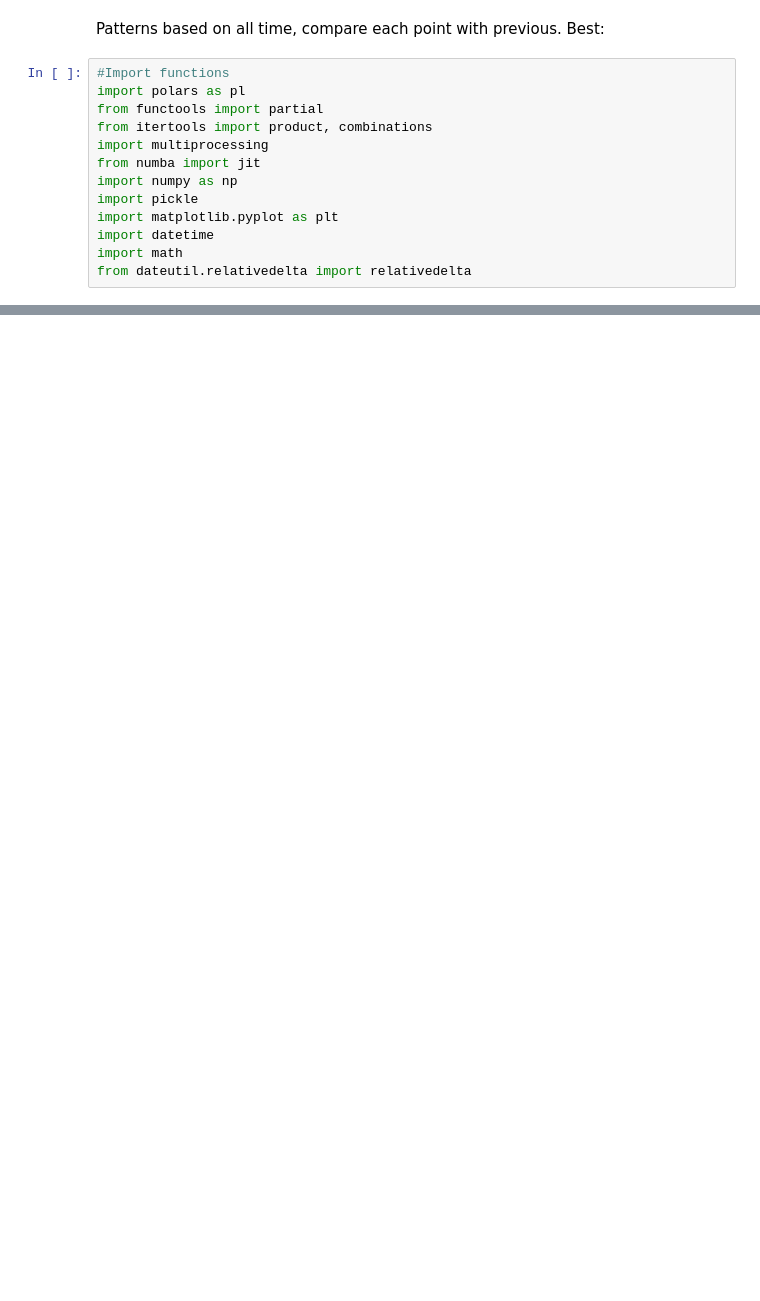
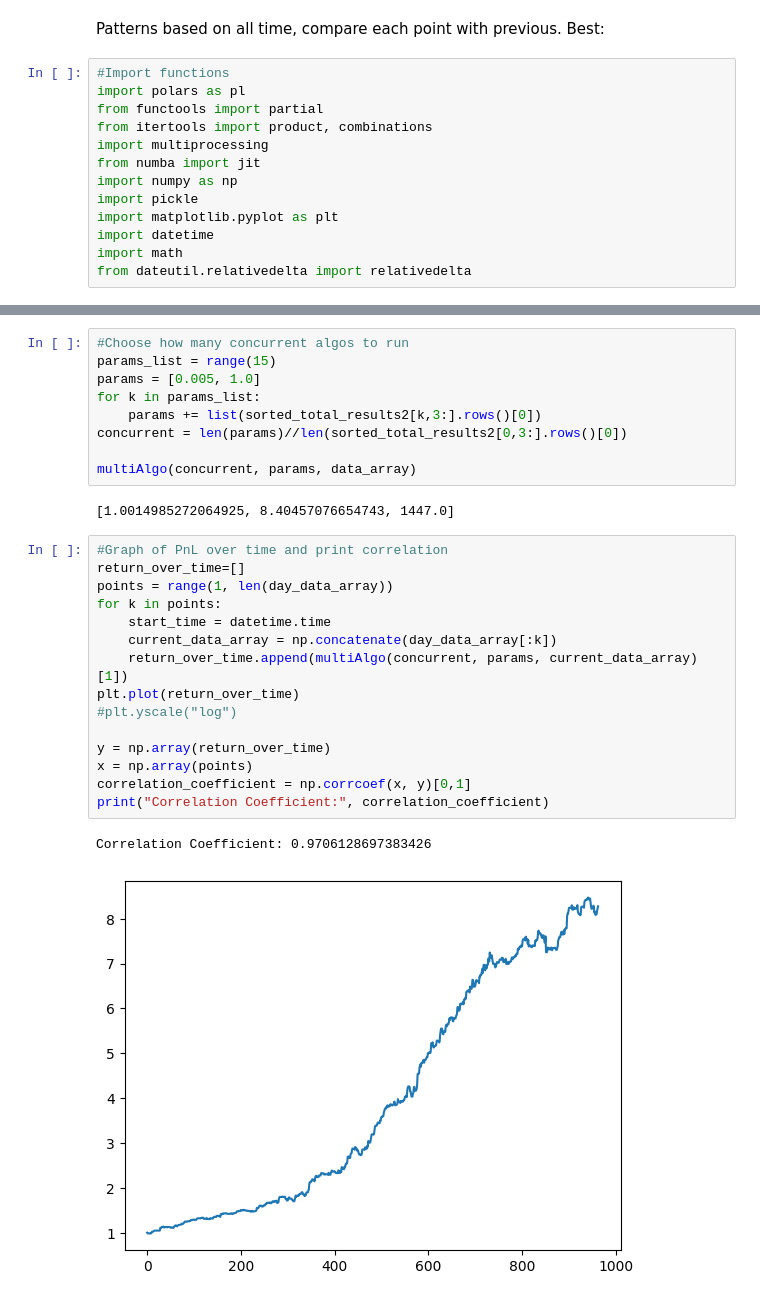
Before and after one commit to OGibbard/Quant, a Jupyter notebook: algoV4.ipynb, the cells around one changed output, grey strips where cells are left out. Drawn from its saved outputs; the diff is of its cells as text; blank space fills up the shorter version.

```diff
--- a/algoV4.ipynb
+++ b/algoV4.ipynb
@@ -611,0 +503,29 @@ Annualized sortino Ratio: 4.985611190181987
+# %%
+#Choose how many concurrent algos to run
+params_list = range(15)
+params = [0.005, 1.0]
+for k in params_list:
+    params += list(sorted_total_results2[k,3:].rows()[0])
+concurrent = len(params)//len(sorted_total_results2[0,3:].rows()[0])
+
+multiAlgo(concurrent, params, data_array)
+# %% [output]
+[1.0014985272064925, 8.40457076654743, 1447.0]
+# %%
+#Graph of PnL over time and print correlation
+return_over_time=[]
+points = range(1, len(day_data_array))
+for k in points:
+    start_time = datetime.time
+    current_data_array = np.concatenate(day_data_array[:k])
+    return_over_time.append(multiAlgo(concurrent, params, current_data_array)[1])
+plt.plot(return_over_time)
+#plt.yscale("log")
+
+y = np.array(return_over_time)
+x = np.array(points)
+correlation_coefficient = np.corrcoef(x, y)[0,1]
+print("Correlation Coefficient:", correlation_coefficient)
+# %% [output]
+Correlation Coefficient: 0.9706128697383426
+[figure, added]
```
Also changed, not shown: parts of 42 cells of this notebook, 3 other files.
